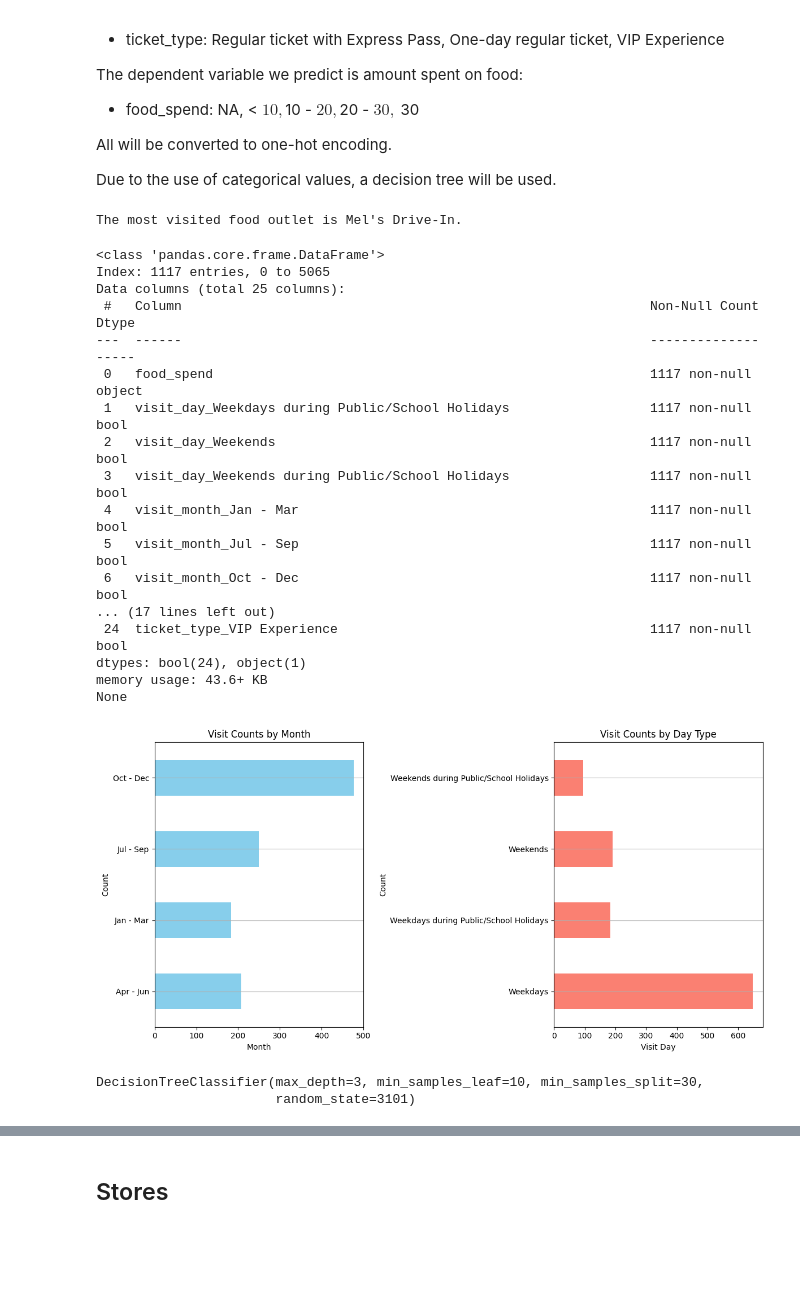
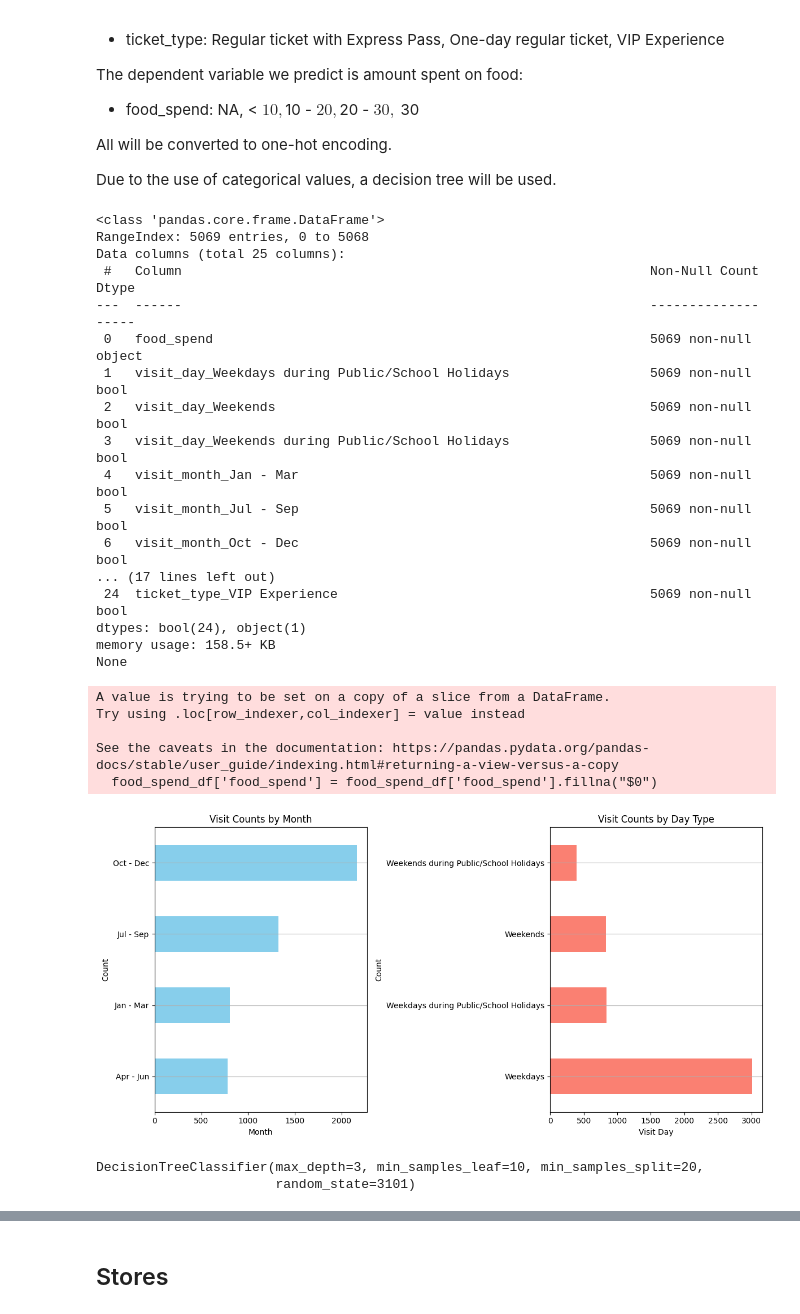
Before and after one commit to cleominz/dsa3101-group-9, a Jupyter notebook: subgroup B/B1_demand_forecasting_model.ipynb, the cells around one changed output, grey strips where cells are left out. Drawn from its saved outputs; the diff is of its cells as text; code cells hidden in the pictures; blank space fills up the shorter version.

Commit message:
update food and store section

```diff
--- a/subgroup B/B1_demand_forecasting_model.ipynb
+++ b/subgroup B/B1_demand_forecasting_model.ipynb
@@ -1361,46 +1361,41 @@ The dependent variable we predict is amount spent on food:
 All will be converted to one-hot encoding.
 
 Due to the use of categorical values, a decision tree will be used.
-# %%
-# most popular food outlet
-most_popular_food = food_outlets_df[food_outlets_df['proportion'] == 1]['food_outlet_name'][0]
-most_popular_food = re.sub(r'\[.*?\]', '', most_popular_food).strip()
-print(f"The most visited food outlet is {most_popular_food}.")
-# %% [output]
-The most visited food outlet is Mel's Drive-In.
 # %%
 # data preparation for most popular food outlet
 selected_columns = ['visit_day', 'visit_month', 'age', 'gender', 'occupation',
                     'visitor_profile', 'visitor_type', 'ticket_purchase_method', 'ticket_type', 'food_spend']
 
-most_popular_food_df = survey_data[
-    survey_data['if your answer was "yes" above, which food outlet(s) did you visit? (select all that apply)']
-    .str.contains(most_popular_food, case=False, na=False)]
-most_popular_food_df = most_popular_food_df[selected_columns]
+food_spend_df = survey_data[selected_columns]
 
-# remove rows with NA values for food_spend
-most_popular_food_df = most_popular_food_df.dropna(subset=['food_spend'])
+# replace NA with 0
+food_spend_df['food_spend'] = food_spend_df['food_spend'].fillna("$0")
 
 # change to one-hot encoding
-encoded_most_popular_food_df = pd.get_dummies(most_popular_food_df, columns=selected_columns[:-1], drop_first=True)
+encoded_food_spend_df = pd.get_dummies(food_spend_df, columns=selected_columns[:-1], drop_first=True)
 
-print(encoded_most_popular_food_df.info())
+print(encoded_food_spend_df.info())
 # %% [output]
 <class 'pandas.core.frame.DataFrame'>
-Index: 1117 entries, 0 to 5065
+RangeIndex: 5069 entries, 0 to 5068
 Data columns (total 25 columns):
  #   Column                                                            Non-Null Count  Dtype
 ---  ------                                                            --------------  -----
- 0   food_spend                                                        1117 non-null   object
- 1   visit_day_Weekdays during Public/School Holidays                  1117 non-null   bool
- 2   visit_day_Weekends                                                1117 non-null   bool
- 3   visit_day_Weekends during Public/School Holidays                  1117 non-null   bool
- 4   visit_month_Jan - Mar                                             1117 non-null   bool
- 5   visit_month_Jul - Sep                                             1117 non-null   bool
- 6   visit_month_Oct - Dec                                             1117 non-null   bool
+ 0   food_spend                                                        5069 non-null   object
+ 1   visit_day_Weekdays during Public/School Holidays                  5069 non-null   bool
+ 2   visit_day_Weekends                                                5069 non-null   bool
+ 3   visit_day_Weekends during Public/School Holidays                  5069 non-null   bool
+ 4   visit_month_Jan - Mar                                             5069 non-null   bool
+ 5   visit_month_Jul - Sep                                             5069 non-null   bool
+ 6   visit_month_Oct - Dec                                             5069 non-null   bool
 ... (17 lines left out)
- 24  ticket_type_VIP Experience                                        1117 non-null   bool
+ 24  ticket_type_VIP Experience                                        5069 non-null   bool
 dtypes: bool(24), object(1)
-memory usage: 43.6+ KB
+memory usage: 158.5+ KB
 None
+A value is trying to be set on a copy of a slice from a DataFrame.
+Try using .loc[row_indexer,col_indexer] = value instead
+
+See the caveats in the documentation: https://pandas.pydata.org/pandas-docs/stable/user_guide/indexing.html#returning-a-view-versus-a-copy
+  food_spend_df['food_spend'] = food_spend_df['food_spend'].fillna("$0")
 # %%
@@ -1408,32 +1403,32 @@ feature_columns = encoded_most_popular_food_df.drop(columns=['food_spend'])
 # %%
 # plot traffic according to months and visit day
-month_counts = most_popular_food_df['visit_month'].value_counts().sort_index()
-day_counts = most_popular_food_df['visit_day'].value_counts().sort_index()
+month_counts = food_spend_df['visit_month'].value_counts().sort_index()
+day_counts = food_spend_df['visit_day'].value_counts().sort_index()
 
 # plot
 plt.figure(figsize=(12, 6))
 
 plt.subplot(1, 2, 1)
 month_counts.plot(kind='barh', color='skyblue')
 plt.title('Visit Counts by Month')
 plt.xlabel('Month')
 plt.ylabel('Count')
 plt.grid(axis='y')
 
 plt.subplot(1, 2, 2)
 day_counts.plot(kind='barh', color='salmon')
 plt.title('Visit Counts by Day Type')
 plt.xlabel('Visit Day')
 plt.ylabel('Count')
 plt.grid(axis='y')
 
 plt.tight_layout()
 plt.show()
 # %% [output]
-[figure, old version]
+[figure, new version]
 # %%
 X_spend = feature_columns
-y_spend = encoded_most_popular_food_df['food_spend']
+y_spend = encoded_food_spend_df['food_spend']
 
 # split training and test
 X_spend_train, X_spend_test, y_spend_train, y_spend_test = train_test_split(X_spend, y_spend, test_size=0.2, random_state=3101)
@@ -1443,10 +1438,10 @@ y_spend_train_encoded = label_encoder.fit_transform(y_spend_train)
 y_spend_test_encoded = label_encoder.transform(y_spend_test)
 
 # train decision tree
-dt_classifier_spend = DecisionTreeClassifier(max_depth=3, min_samples_split=30, min_samples_leaf=10, random_state=3101)
+dt_classifier_spend = DecisionTreeClassifier(max_depth=3, min_samples_split=20, min_samples_leaf=10, random_state=3101)
 dt_classifier_spend.fit(X_spend_train, y_spend_train_encoded)
 # %% [output]
-DecisionTreeClassifier(max_depth=3, min_samples_leaf=10, min_samples_split=30,
+DecisionTreeClassifier(max_depth=3, min_samples_leaf=10, min_samples_split=20,
                        random_state=3101)
 # %%
 # predictions
```
Also changed, not shown: parts of 21 cells of this notebook.
